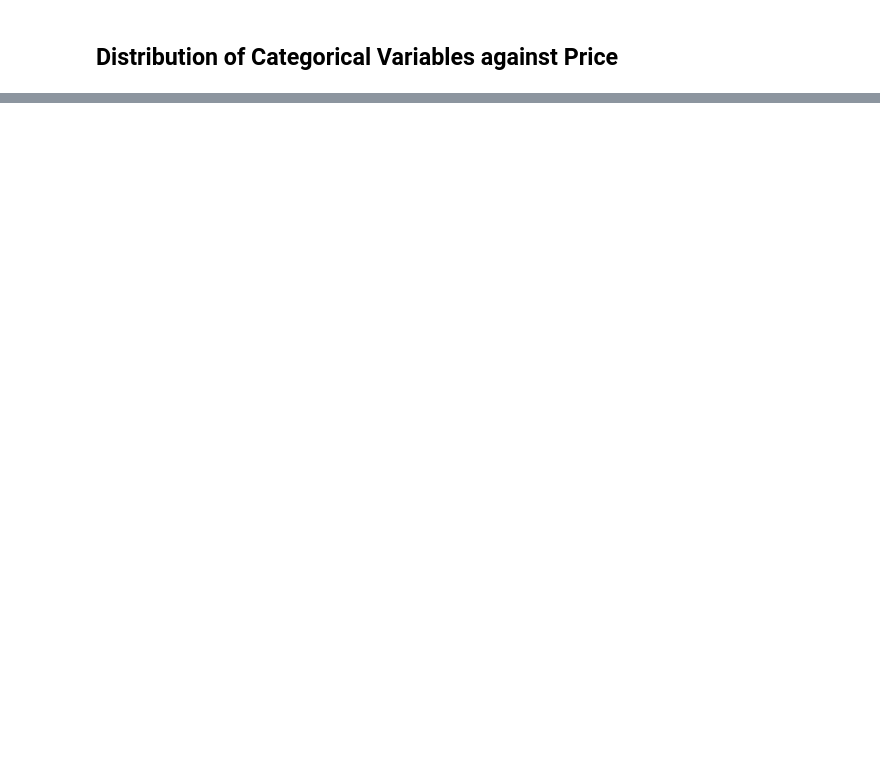
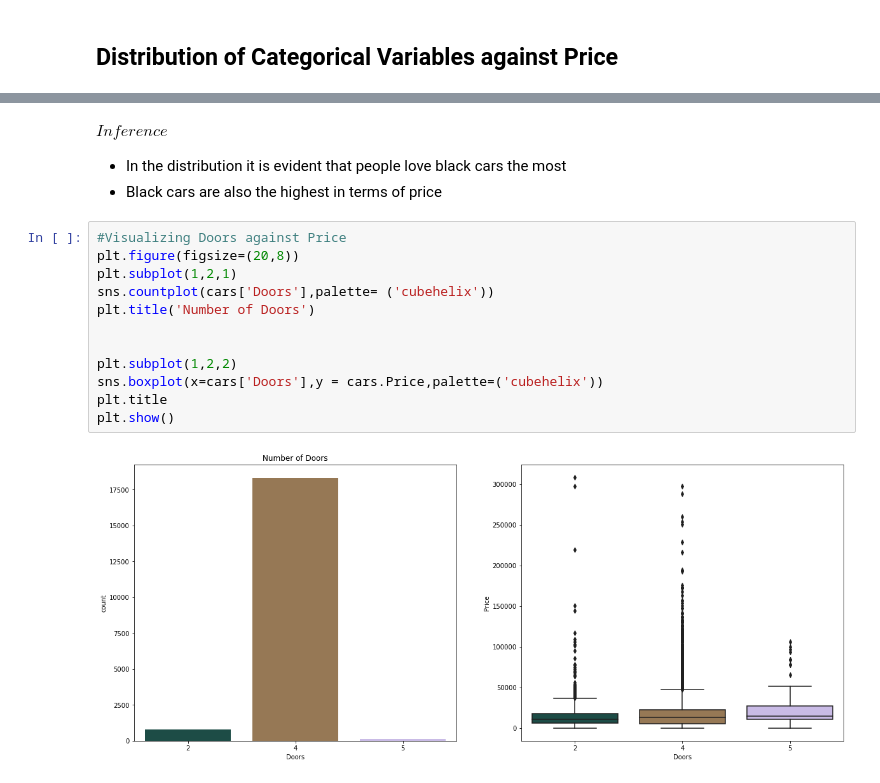
Before and after one commit to Mugangasia/Car-Price-Prediction-Challenge, a Jupyter notebook: car.ipynb, the cells around one changed output, grey strips where cells are left out. Saved outputs shown, nothing was run; the diff lists cells and outputs as text; blank space fills up the shorter version.

```diff
--- a/car.ipynb
+++ b/car.ipynb
@@ -265,0 +298,18 @@ plt.show()
+# %% [markdown]
+$ Inference $
+* In the distribution it is evident that people love black cars the most
+* Black cars are also the highest in terms of price
+# %%
+#Visualizing Doors against Price
+plt.figure(figsize=(20,8))
+plt.subplot(1,2,1)
+sns.countplot(cars['Doors'],palette= ('cubehelix'))
+plt.title('Number of Doors')
+
+
+plt.subplot(1,2,2)
+sns.boxplot(x=cars['Doors'],y = cars.Price,palette=('cubehelix'))
+plt.title
+plt.show()
+# %% [output]
+[figure, added]
```
Also changed, not shown: parts of 36 cells of this notebook.
